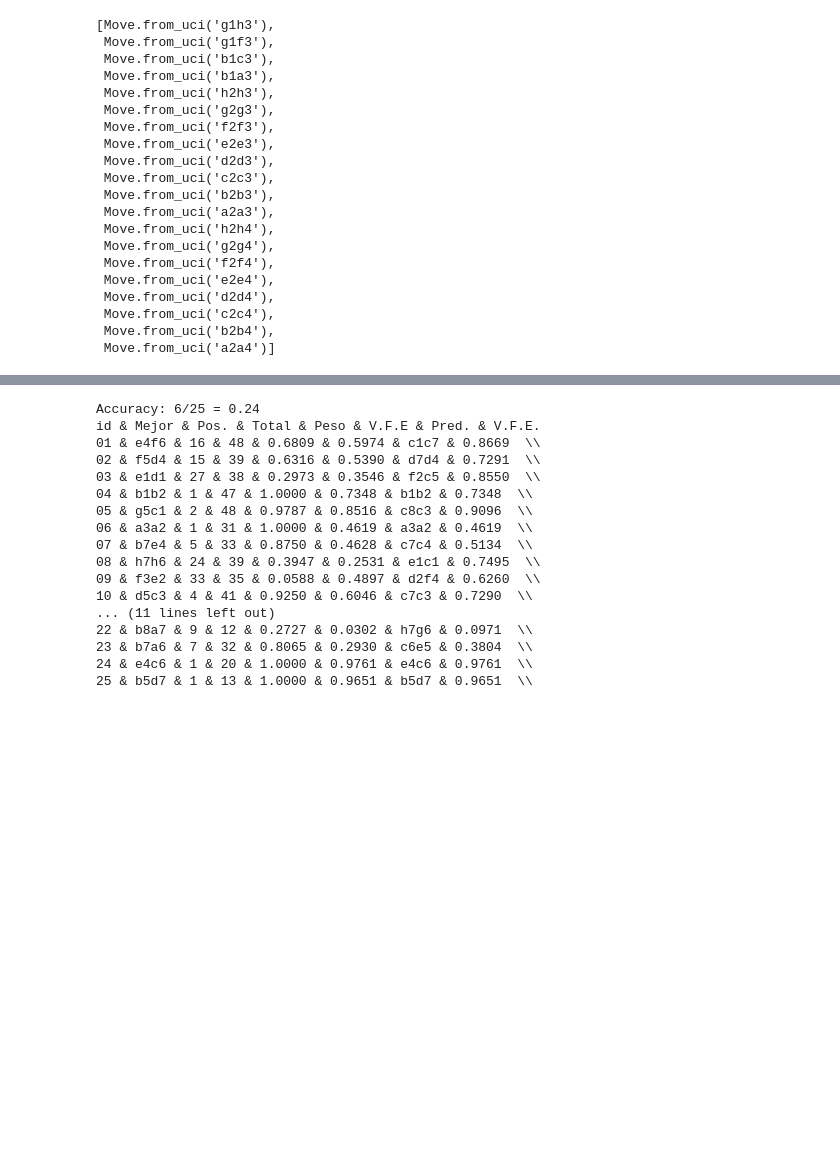
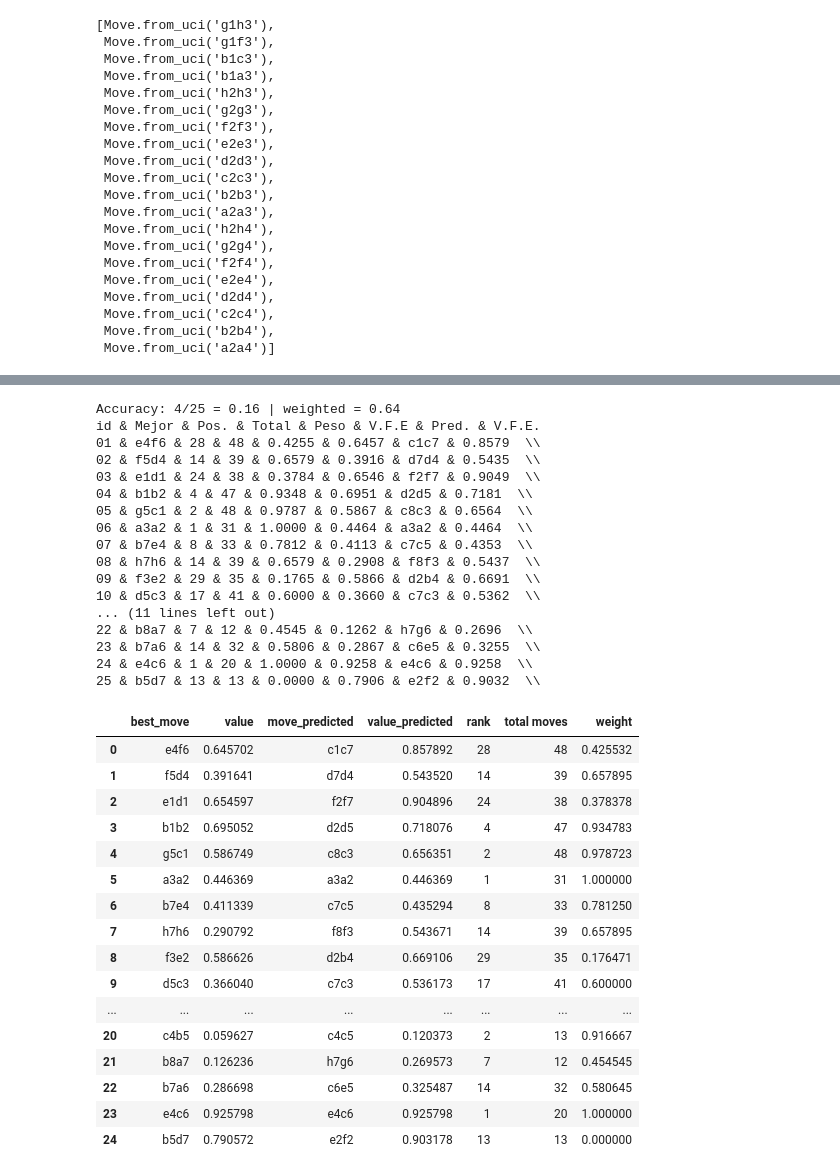
Before and after one commit to HectorJuarezL/chesslab-old, a Jupyter notebook: examples/AgentTestTorch.ipynb, the cells around one changed output, grey strips where cells are left out. Cells and saved outputs as stored; diff of their text form; code cells hidden in the pictures; blank space fills up the shorter version.

```diff
--- a/examples/AgentTestTorch.ipynb
+++ b/examples/AgentTestTorch.ipynb
@@ -44,8 +45,8 @@ board
 # %% [output]
 Board('rnbqkbnr/pppppppp/8/8/8/8/PPPPPPPP/RNBQKBNR w KQkq - 0 1')
 # %%
-base_name = './tmp/test_noeaten.0.'
-deepbot = agent(base_name+'1.pt',model)
+base_name = './tmp/torch_weights.0.{}.pt'
+deepbot = agent(model,base_name.format(1))
 move=deepbot.select_move(board)
 move
 # %% [output]
@@ -119,12 +120,0 @@ kaufman_test(deepbot)
-# %%
-import chess.svg
-from IPython.display import display
-#deepbot = chess_torch_agent('./tmp/model_v1.0.2.h5')
-acc,boards,best_moves,move_details,data = kaufman_test(deepbot,details=2)
-print('Accuracy: {}'.format(acc))
-for i in range(1):
-    print('='*50)
-    display(chess.svg.board(boards[i],size=350))
-    print('best move / move predicted: {} / {}'.format(best_moves[i],move_details[i][0][0]))
-    for j,(m,v) in enumerate(move_details[i]):
-        print('{:02d} - move: {}: {:.4f}'.format(j+1,m,v))
@@ -152,27 +121,42 @@ best move / move predicted: e4f6 / c1c7
 # %%
-import chess.svg
-from IPython.display import display
-deepbot = agent('{}{}.pt'.format(base_name,1),model)
-acc,data = kaufman_test(deepbot,details=1)
-print('Accuracy: {:.0f}/25 = {}'.format(acc*25,acc))
+acc,acc_w,data = kaufman_test(deepbot,details=1)
+print('Accuracy: {:.0f}/25 = {} | weighted = {:.2}'.format(acc*25,acc,acc_w))
 print('id & Mejor & Pos. & Total & Peso & V.F.E & Pred. & V.F.E. ')
 for i,(best_move,value,move_predicted,value_predicted,rank,tot,weight) in enumerate(data):
     print('{:02d} & {} & {} & {} & {:.4f} & {:.4f} & {} & {:.4f}  \\\\'.format(i+1,best_move,rank,tot,weight,value,move_predicted,value_predicted))
+pd.DataFrame(data,columns=["best_move","value","move_predicted","value_predicted","rank","total moves","weight"])
 # %% [output]
-Accuracy: 6/25 = 0.24
+Accuracy: 4/25 = 0.16 | weighted = 0.64
 id & Mejor & Pos. & Total & Peso & V.F.E & Pred. & V.F.E.
-01 & e4f6 & 16 & 48 & 0.6809 & 0.5974 & c1c7 & 0.8669  \\
-02 & f5d4 & 15 & 39 & 0.6316 & 0.5390 & d7d4 & 0.7291  \\
-03 & e1d1 & 27 & 38 & 0.2973 & 0.3546 & f2c5 & 0.8550  \\
-04 & b1b2 & 1 & 47 & 1.0000 & 0.7348 & b1b2 & 0.7348  \\
-05 & g5c1 & 2 & 48 & 0.9787 & 0.8516 & c8c3 & 0.9096  \\
-06 & a3a2 & 1 & 31 & 1.0000 & 0.4619 & a3a2 & 0.4619  \\
-07 & b7e4 & 5 & 33 & 0.8750 & 0.4628 & c7c4 & 0.5134  \\
-08 & h7h6 & 24 & 39 & 0.3947 & 0.2531 & e1c1 & 0.7495  \\
-09 & f3e2 & 33 & 35 & 0.0588 & 0.4897 & d2f4 & 0.6260  \\
-10 & d5c3 & 4 & 41 & 0.9250 & 0.6046 & c7c3 & 0.7290  \\
+01 & e4f6 & 28 & 48 & 0.4255 & 0.6457 & c1c7 & 0.8579  \\
+02 & f5d4 & 14 & 39 & 0.6579 & 0.3916 & d7d4 & 0.5435  \\
+03 & e1d1 & 24 & 38 & 0.3784 & 0.6546 & f2f7 & 0.9049  \\
+04 & b1b2 & 4 & 47 & 0.9348 & 0.6951 & d2d5 & 0.7181  \\
+05 & g5c1 & 2 & 48 & 0.9787 & 0.5867 & c8c3 & 0.6564  \\
+06 & a3a2 & 1 & 31 & 1.0000 & 0.4464 & a3a2 & 0.4464  \\
+07 & b7e4 & 8 & 33 & 0.7812 & 0.4113 & c7c5 & 0.4353  \\
+08 & h7h6 & 14 & 39 & 0.6579 & 0.2908 & f8f3 & 0.5437  \\
+09 & f3e2 & 29 & 35 & 0.1765 & 0.5866 & d2b4 & 0.6691  \\
+10 & d5c3 & 17 & 41 & 0.6000 & 0.3660 & c7c3 & 0.5362  \\
 ... (11 lines left out)
-22 & b8a7 & 9 & 12 & 0.2727 & 0.0302 & h7g6 & 0.0971  \\
-23 & b7a6 & 7 & 32 & 0.8065 & 0.2930 & c6e5 & 0.3804  \\
-24 & e4c6 & 1 & 20 & 1.0000 & 0.9761 & e4c6 & 0.9761  \\
-25 & b5d7 & 1 & 13 & 1.0000 & 0.9651 & b5d7 & 0.9651  \\
+22 & b8a7 & 7 & 12 & 0.4545 & 0.1262 & h7g6 & 0.2696  \\
+23 & b7a6 & 14 & 32 & 0.5806 & 0.2867 & c6e5 & 0.3255  \\
+24 & e4c6 & 1 & 20 & 1.0000 & 0.9258 & e4c6 & 0.9258  \\
+25 & b5d7 & 13 & 13 & 0.0000 & 0.7906 & e2f2 & 0.9032  \\
+|  | best_move | value | move_predicted | value_predicted | rank | total moves | weight |
+| 0 | e4f6 | 0.645702 | c1c7 | 0.857892 | 28 | 48 | 0.425532 |
+| 1 | f5d4 | 0.391641 | d7d4 | 0.543520 | 14 | 39 | 0.657895 |
+| 2 | e1d1 | 0.654597 | f2f7 | 0.904896 | 24 | 38 | 0.378378 |
+| 3 | b1b2 | 0.695052 | d2d5 | 0.718076 | 4 | 47 | 0.934783 |
+| 4 | g5c1 | 0.586749 | c8c3 | 0.656351 | 2 | 48 | 0.978723 |
+| 5 | a3a2 | 0.446369 | a3a2 | 0.446369 | 1 | 31 | 1.000000 |
+| 6 | b7e4 | 0.411339 | c7c5 | 0.435294 | 8 | 33 | 0.781250 |
+| 7 | h7h6 | 0.290792 | f8f3 | 0.543671 | 14 | 39 | 0.657895 |
+| 8 | f3e2 | 0.586626 | d2b4 | 0.669106 | 29 | 35 | 0.176471 |
+| 9 | d5c3 | 0.366040 | c7c3 | 0.536173 | 17 | 41 | 0.600000 |
+| ... | ... | ... | ... | ... | ... | ... | ... |
+| 20 | c4b5 | 0.059627 | c4c5 | 0.120373 | 2 | 13 | 0.916667 |
+| 21 | b8a7 | 0.126236 | h7g6 | 0.269573 | 7 | 12 | 0.454545 |
+| 22 | b7a6 | 0.286698 | c6e5 | 0.325487 | 14 | 32 | 0.580645 |
+| 23 | e4c6 | 0.925798 | e4c6 | 0.925798 | 1 | 20 | 1.000000 |
+| 24 | b5d7 | 0.790572 | e2f2 | 0.903178 | 13 | 13 | 0.000000 |
```
Also changed, not shown: parts of 18 cells of this notebook, 8 other files.
